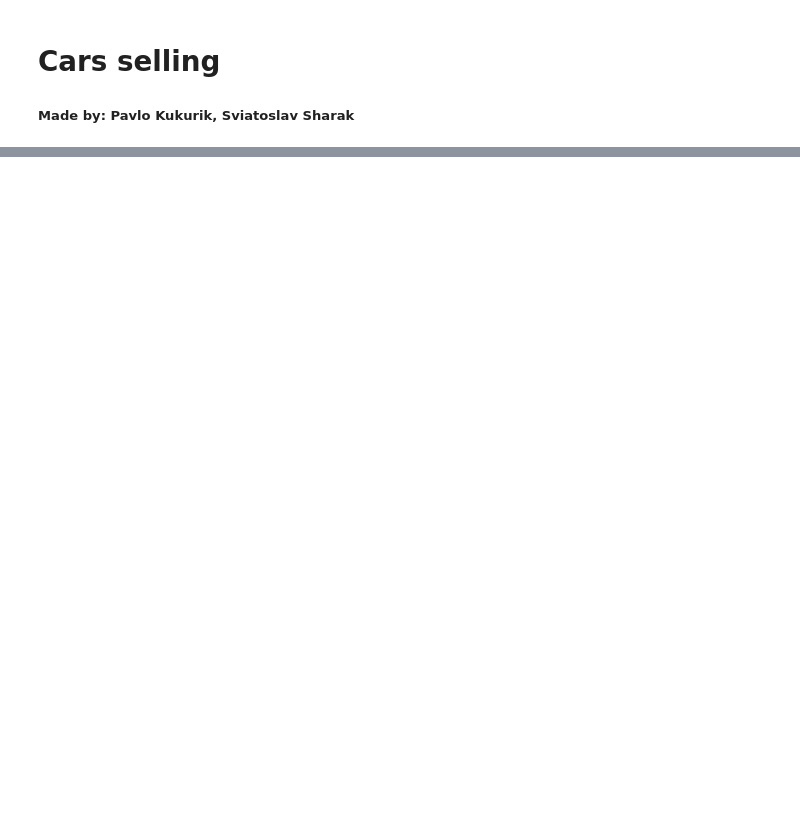
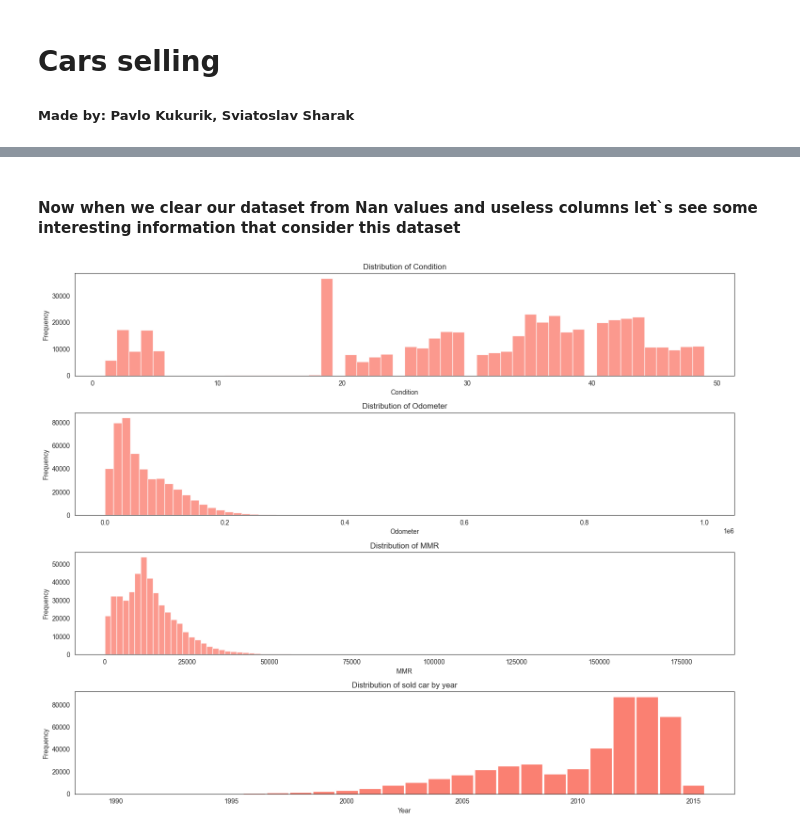
Before and after one commit to PavloKukurik/Car_prices_research, a Jupyter notebook: proj_test.ipynb, the cells around one changed output, grey strips where cells are left out. Saved outputs shown, nothing was run; the diff lists cells and outputs as text; code cells hidden in the pictures; blank space fills up the shorter version.

```diff
--- a/proj_test.ipynb
+++ b/proj_test.ipynb
@@ -56,0 +63,9 @@ plt.show()
+# %%
+# First let`s drop useless columns (vin, seller).
+if 'vin' in df.columns:
+    df = df.drop(columns='vin')
+
+if 'seller' in df.columns:
+    df = df.drop(columns='seller')
+
+df = df.dropna()
@@ -56,0 +106,40 @@ plt.show()
+# %% [markdown]
+#### Now when we clear our dataset from Nan values and useless columns let`s see some interesting information that consider this dataset
+# %%
+# plt.style.use('seaborn-white')
+plt.figure(figsize=(15, 12))
+
+# Plot histogram for 'condition'
+plt.subplot(4, 1, 1)
+plt.hist(df['condition'], bins=50, color='salmon', alpha=0.8)
+plt.title('Distribution of Condition')
+plt.xlabel('Condition')
+plt.ylabel('Frequency')
+
+# Plot histogram for 'odometer'
+plt.subplot(4, 1, 2)
+plt.hist(df['odometer'], bins=70, color='salmon', alpha=0.8)
+plt.title('Distribution of Odometer')
+plt.xlabel('Odometer')
+plt.ylabel('Frequency')
+
+# Plot histogram for 'mmr'
+plt.subplot(4, 1, 3)
+plt.hist(df['mmr'], bins=100, color='salmon', alpha=0.8)
+plt.title('Distribution of MMR')
+plt.xlabel('MMR')
+plt.ylabel('Frequency')
+
+# Plot histogram for 'year'
+cars_sold_by_year = df['year'].value_counts().sort_index()
+
+plt.subplot(4, 1, 4)
+plt.bar(cars_sold_by_year.index, cars_sold_by_year.values, color='salmon', width=0.95)
+plt.title('Distribution of sold car by year')
+plt.xlabel('Year')
+plt.ylabel('Frequency')
+
+plt.tight_layout()
+plt.show()
+# %% [output]
+[figure, added]
```
Also changed, not shown: parts of 15 cells of this notebook.
